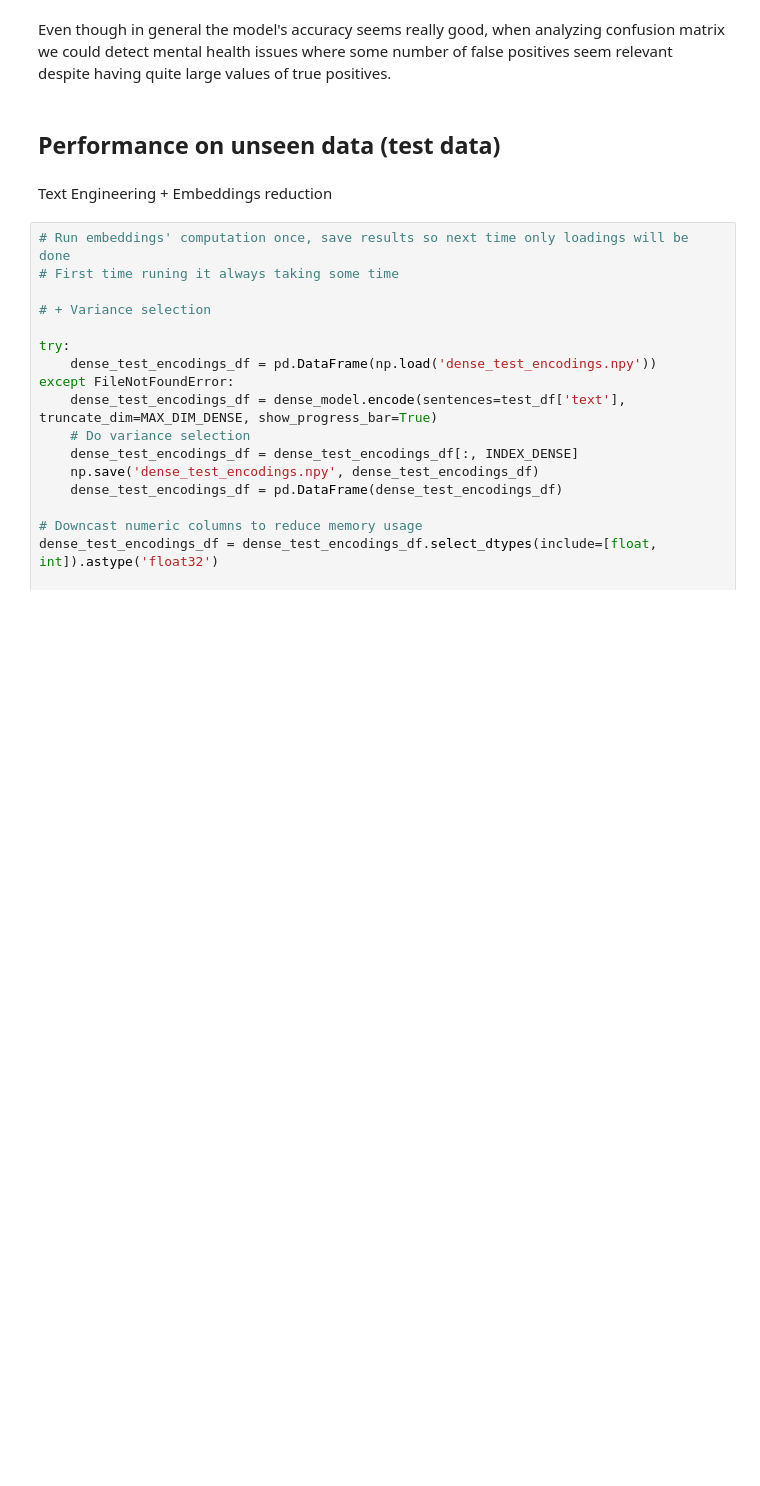
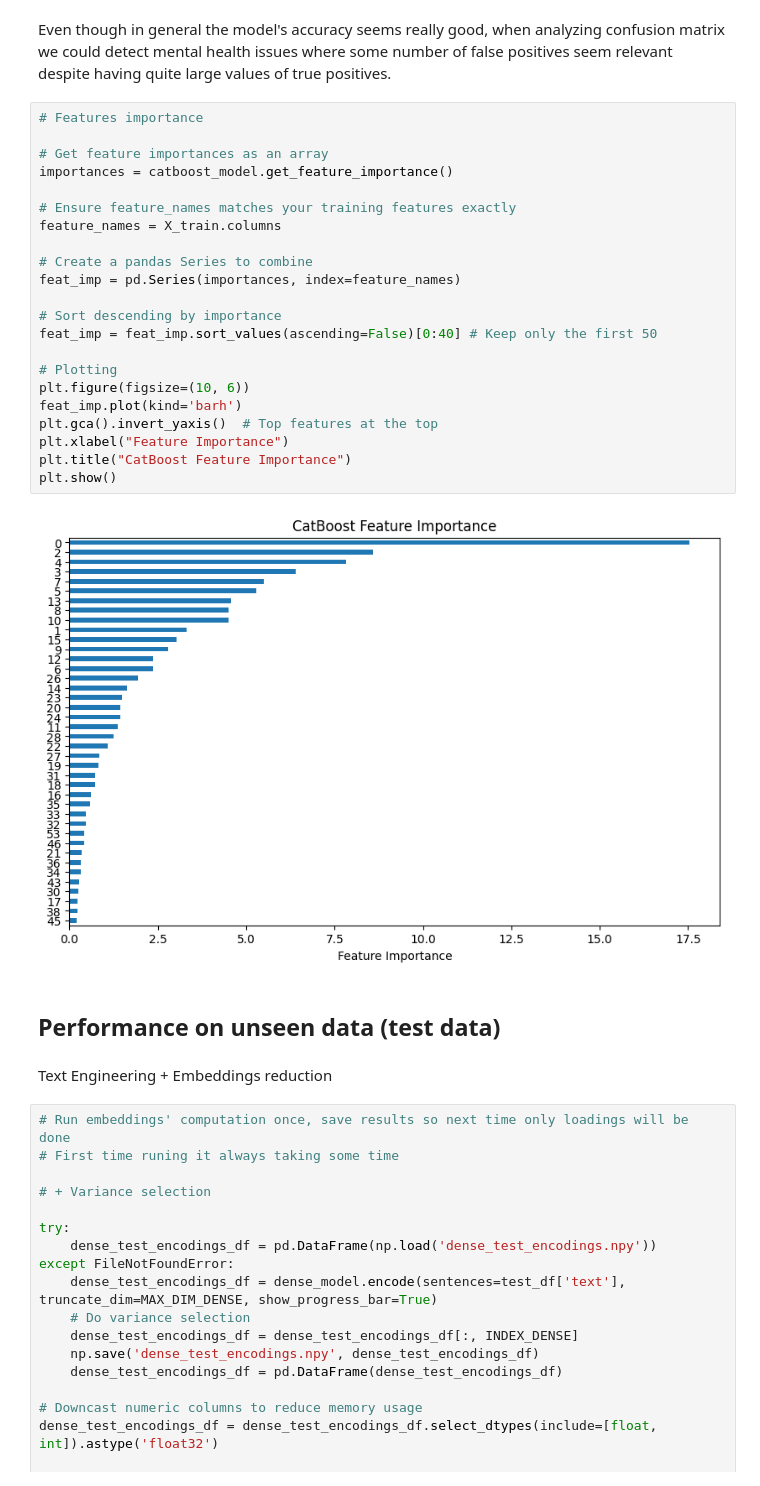
Before and after one commit to databrad/DSTI_DeepLearning_Project, a Jupyter notebook: modeling_notebooks/base_model/train_a_catboost_model.ipynb, the cells around one changed output. Saved outputs shown, nothing was run; the diff lists cells and outputs as text; blank space fills up the shorter version.

Commit message:
feat: add features' importance and text length evaluation after whole cleaning process

```diff
--- a/modeling_notebooks/base_model/train_a_catboost_model.ipynb
+++ b/modeling_notebooks/base_model/train_a_catboost_model.ipynb
@@ -448,5 +470,29 @@ plt.show()
 # %% [markdown]
 Even though in general the model's accuracy seems really good, when analyzing confusion matrix we could detect mental health issues where some number of false positives seem relevant despite having quite large values of true positives.
+# %%
+# Features importance
+
+# Get feature importances as an array
+importances = catboost_model.get_feature_importance()
+
+# Ensure feature_names matches your training features exactly
+feature_names = X_train.columns
+
+# Create a pandas Series to combine
+feat_imp = pd.Series(importances, index=feature_names)
+
+# Sort descending by importance
+feat_imp = feat_imp.sort_values(ascending=False)[0:40] # Keep only the first 50
+
+# Plotting
+plt.figure(figsize=(10, 6))
+feat_imp.plot(kind='barh')
+plt.gca().invert_yaxis()  # Top features at the top
+plt.xlabel("Feature Importance")
+plt.title("CatBoost Feature Importance")
+plt.show()
+# %% [output]
+[figure, added]
 # %% [markdown]
 ## Performance on unseen data (test data)
 # %% [markdown]
```
Also changed, not shown: parts of 10 cells of this notebook, 2 other files.
